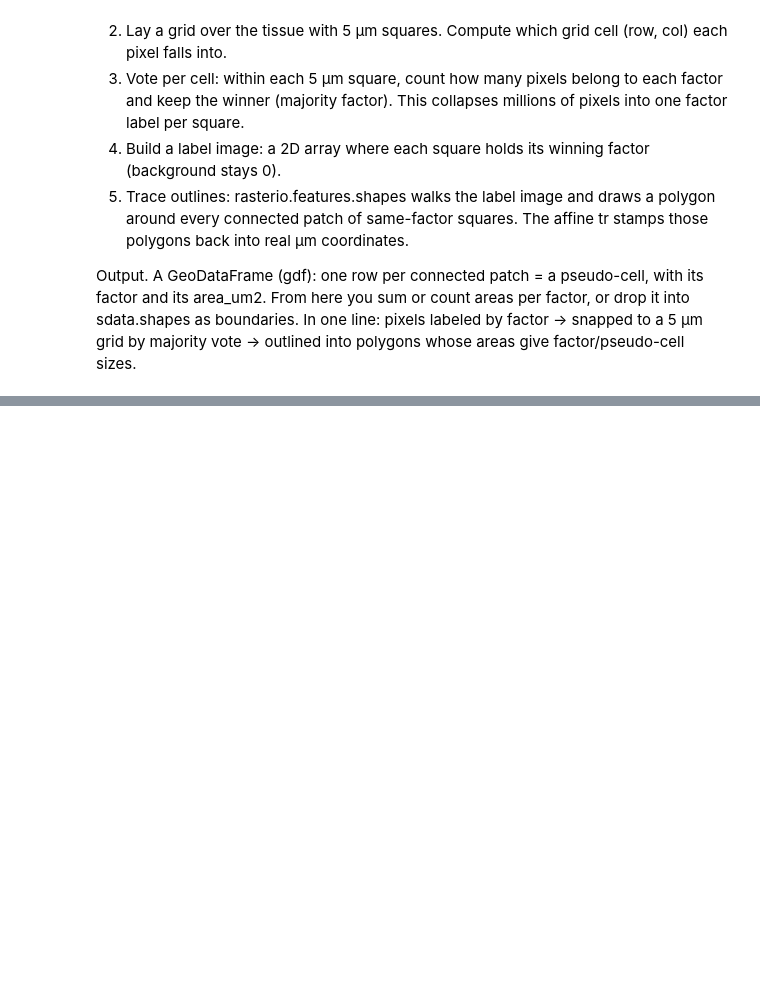
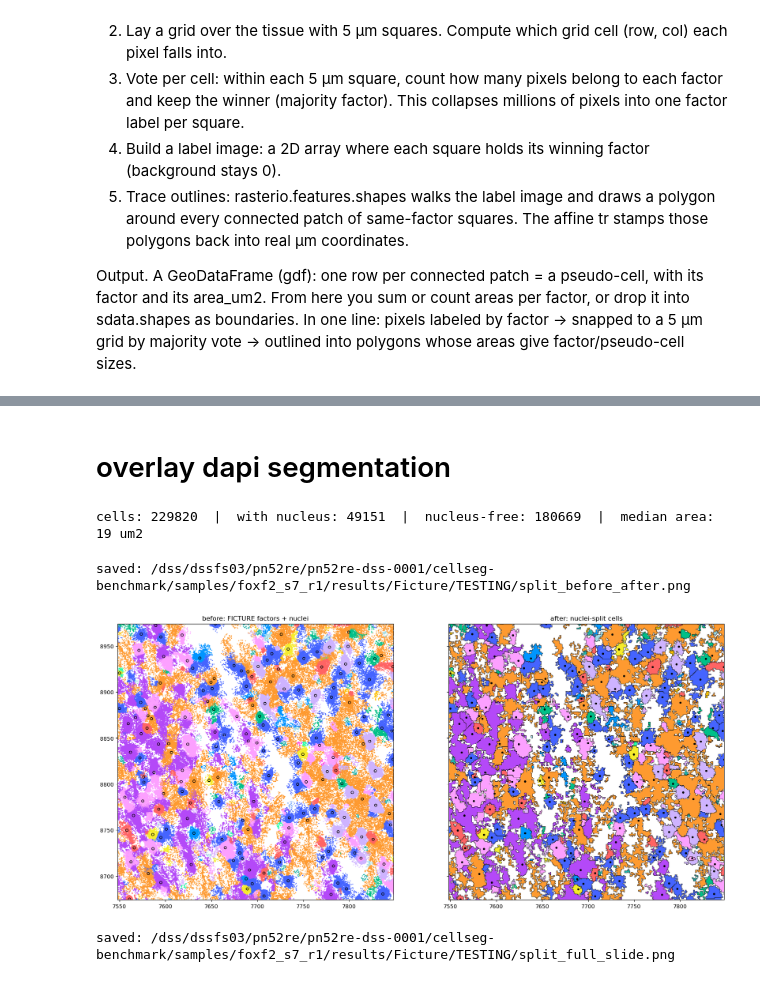
Before and after one commit to simonmfr/cellseg-benchmark, a Jupyter notebook: notebooks/ficture_segments.ipynb, the cells around one changed output, grey strips where cells are left out. Drawn from its saved outputs; the diff is of its cells as text; code cells hidden in the pictures; blank space fills up the shorter version.

```diff
--- a/notebooks/ficture_segments.ipynb
+++ b/notebooks/ficture_segments.ipynb
@@ -241,0 +249,2 @@ Wall time: 1min 30s
+# %% [markdown]
+# overlay dapi segmentation
@@ -241,0 +362,62 @@ Wall time: 1min 30s
+# %%
+# ---------- 4. polygonize -> one cell per nucleus ----------
+tr = rasterio.Affine(res, 0, offx, 0, res, offy)
+recs = [{"cell_id": int(v), "factor": cell_factor[int(v)],
+         "entity_id": cell_entity[int(v)], "n_nuclei": cell_nnuc[int(v)],
+         "geometry": shape(g)}
+        for g, v in rf.shapes(ws, mask=ws > 0, transform=tr, connectivity=8)]
+gdf = gpd.GeoDataFrame(recs).dissolve(
+    by="cell_id", as_index=False,
+    aggfunc={"factor": "first", "entity_id": "first", "n_nuclei": "first"})
+gdf["area_um2"] = gdf.geometry.area
+
+# factor -> cell type
+import sys
+import _constants
+f2ct, true = _constants.ficture_factor_to_celltype, _constants.true_cluster
+colors = _constants.cell_type_colors
+resolve = lambda ct: (true.get(ct) or [ct])[0]
+gdf["cell_type"] = gdf.factor.astype(str).map(f2ct).map(resolve)
+factor_color = {int(k): colors[resolve(v)] for k, v in f2ct.items()}  # K1 -> hex
+
+Path(OUTDIR).mkdir(parents=True, exist_ok=True)
+gdf.to_parquet(f"{OUTDIR}/ficture_cells_nuclei_split.parquet")
+print(f"cells: {len(gdf)}  |  with nucleus: {(gdf.n_nuclei == 1).sum()}  |  "
+      f"nucleus-free: {(gdf.n_nuclei == 0).sum()}  |  median area: {gdf.area_um2.median():.0f} um2")
+# %% [output]
+cells: 229820  |  with nucleus: 49151  |  nucleus-free: 180669  |  median area: 19 um2
+# %%
+# ---------- 5. before/after on a zoom window ----------
+import matplotlib.pyplot as plt
+cx, cy, Wm = df.X.median(), df.Y.median(), 150
+box = gdf.cx[cx - Wm:cx + Wm, cy - Wm:cy + Wm]
+m = df.X.between(cx - Wm, cx + Wm) & df.Y.between(cy - Wm, cy + Wm)
+mn = (nuc[:, 0] > cx - Wm) & (nuc[:, 0] < cx + Wm) & (nuc[:, 1] > cy - Wm) & (nuc[:, 1] < cy + Wm)
+
+fig, (a0, a1) = plt.subplots(1, 2, figsize=(20, 10), sharex=True, sharey=True)
+a0.scatter(df.X[m], df.Y[m], c=df.K1[m].map(factor_color), s=3, linewidths=0)
+a0.scatter(nuc[mn, 0], nuc[mn, 1], s=20, facecolors="none", edgecolors="k", linewidths=1)
+a0.set_title("before: FICTURE factors + nuclei")
+box.plot(ax=a1, color=box.cell_type.map(colors), edgecolor="black", linewidth=0.5)
+a1.scatter(nuc[mn, 0], nuc[mn, 1], s=8, c="k")
+a1.set_title("after: nuclei-split cells")
+for a in (a0, a1):
+    a.set_aspect("equal"); a.set_xlim(cx - Wm, cx + Wm); a.set_ylim(cy - Wm, cy + Wm)
+plt.savefig(f"{OUTDIR}/split_before_after.png", dpi=200, bbox_inches="tight")
+print("saved:", f"{OUTDIR}/split_before_after.png")
+# %% [output]
+saved: /dss/dssfs03/pn52re/pn52re-dss-0001/cellseg-benchmark/samples/foxf2_s7_r1/results/Ficture/TESTING/split_before_after.png
+[figure, added]
+# %%
+# ---------- 5. full-slide QC plot: split cells + nuclei ----------
+aspect = (df.Y.max() - df.Y.min()) / (df.X.max() - df.X.min())
+fig, ax = plt.subplots(figsize=(30, 30 * aspect))
+gdf.plot(ax=ax, color=gdf.cell_type.map(colors), edgecolor="black", linewidth=0.1)
+ax.plot(nuc[:, 0], nuc[:, 1], "+", color="black", markersize=0.9, markeredgewidth=0.2)
+ax.set_aspect("equal"); ax.axis("off")
+ax.set_title(f"{SAMPLE}: nuclei-split cells")
+plt.savefig(f"{OUTDIR}/split_full_slide.png", dpi=300, bbox_inches="tight")
+plt.close(fig)
+print("saved:", f"{OUTDIR}/split_full_slide.png")
+# %% [output]
+saved: /dss/dssfs03/pn52re/pn52re-dss-0001/cellseg-benchmark/samples/foxf2_s7_r1/results/Ficture/TESTING/split_full_slide.png
```
Also changed, not shown: parts of 23 cells of this notebook, 12 other files.
